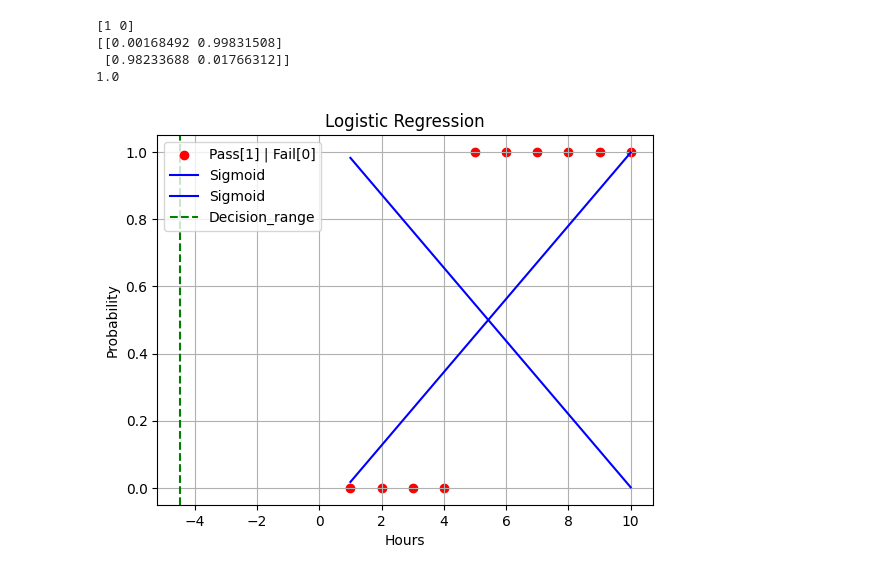
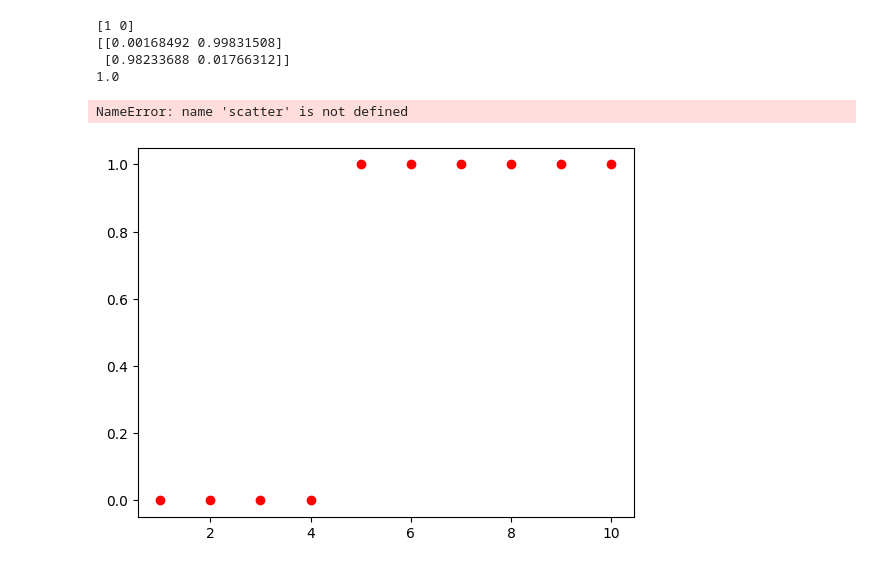
Before and after one commit to VyshnaviKarakatla/machine_learning-notebooks, a Jupyter notebook: 04_logistic_regression(classification).ipynb, the cells around one changed output. Cells and saved outputs as stored; diff of their text form; code cells hidden in the pictures.

```diff
--- a/04_logistic_regression(classification).ipynb
+++ b/04_logistic_regression(classification).ipynb
@@ -34,15 +34,18 @@ print(accuracy_score(y_test,y_predict))
  [0.98233688 0.01766312]]
 1.0
 # %%
-plt.scatter(x,y,color='red',label='Pass[1] | Fail[0]')
-plt.plot(x_test,y_probability,color='blue',label='Sigmoid')
+
+x_sorted = np.linspace(x.min(), x.max(), 100).reshape(-1,1)
+y_sigmoid = model.predict_proba(x_sorted)[:, 1]
+plt.plot(scatter,y_sigmoid,color='blue',label='Sigmoid')
 decision_range=model.intercept_[0]/model.coef_[0][0]
 plt.axvline(x=decision_range,color='green',linestyle='--',label='Decision_range')
 plt.xlabel('Hours')
 plt.ylabel('Probability')
 plt.title('Logistic Regression')
 plt.legend()
 plt.grid()
 plt.show()
 # %% [output]
+NameError: name 'scatter' is not defined
-[figure, old version]
+[figure, new version]
```
